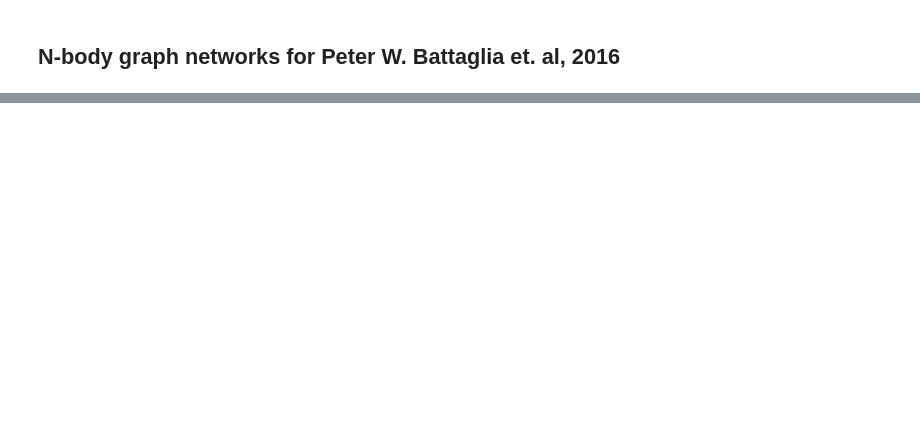
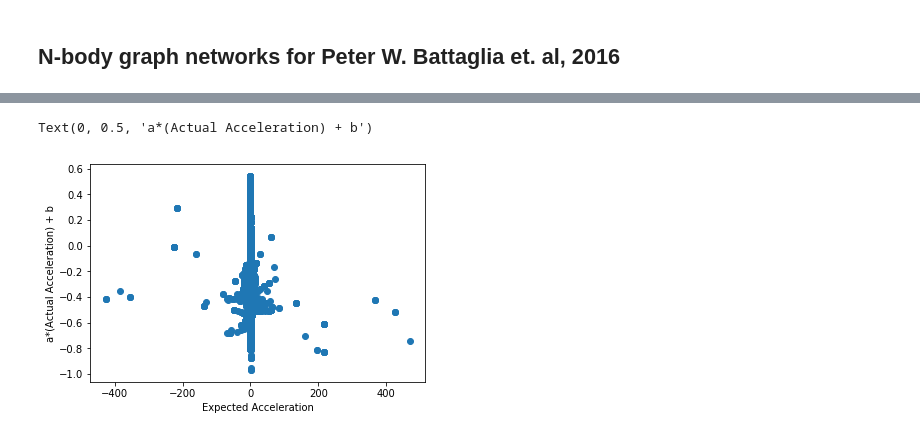
Before and after one commit to RuiXu55/nbody_graph_net, a Jupyter notebook: nbody.ipynb, the cells around one changed output, grey strips where cells are left out. Drawn from its saved outputs; the diff is of its cells as text; code cells hidden in the pictures; blank space fills up the shorter version.

```diff
--- a/nbody.ipynb
+++ b/nbody.ipynb
@@ -12,3 +25,6 @@ from sklearn.model_selection import ShuffleSplit
+# %%
+config = tf.ConfigProto(log_device_placement=True)
+config.gpu_options.allow_growth = True
 # %%
 # Simulation parameters
 Nt = 1000 #  number of time steps
@@ -67,8 +113,0 @@ def simulation(n_body):
-# %%
-# An example of Nbody system: No is the number of objects
-xy = simulation(No)[:, :, 1:3]
-color=['ro','bo','go','ko','yo','mo','co']
-for i in range(len(xy)):
-    if i%10 != 0: continue
-    for j in range(xy.shape[1]):
-        plt.plot(xy[i,j,1], xy[i,j,0], color[j%len(color)])
@@ -250,0 +268,9 @@ Epochs: 15 Training MSE: 0.0195912349572682 Validation MSE: 0.0220718093138809
+# %%
+# Data Preparation for graph-net
+idx = 0
+data = pkl.load(open('nbody_%d_bodies_%d.pkl' % (No, idx), 'rb'))
+train_data = data['train_data']
+train_label = data['test_data']
+tr_data, tr_label  = train_data[:len(train_data)*4//5].copy(), train_label[:len(train_data)*4//5].copy()
+val_data, val_label = train_data[len(train_data)*4//5:].copy(), train_label[len(train_data)*4//5:].copy()
+tr_data_idx = np.arange(len(tr_data))
@@ -250,0 +315,57 @@ Epochs: 15 Training MSE: 0.0195912349572682 Validation MSE: 0.0220718093138809
+# %%
+mini_batch = 20000
+Rr_batch = np.zeros((mini_batch, No, Nr), dtype=float)
+Rs_batch = np.zeros((mini_batch, No, Nr), dtype=float)
+Ra_batch = np.zeros((mini_batch, Dr, Nr), dtype=float)
+X_batch = np.zeros((mini_batch, Dx, No), dtype=float)
+
+# add relations for different nodes
+count = 0
+for i in range(No):
+    for j in range(No):
+        if i==j: continue
+        Rr_batch[:, i, count] = 1.0
+        Rs_batch[:, j, count] = 1.0
+        count += 1
+
+rand_idx = np.random.randint(0, len(train_data), size=mini_batch)
+
+out_B, out_E, out_P = sess.run([B, E, P],
+                        feed_dict = {O: train_data[rand_idx], Rr:Rr_batch, Rs:Rs_batch,
+                                     Ra:Ra_batch, P_label: train_label[rand_idx],
+                                     X:X_batch, prob:0.0})
+
+out_B = np.transpose(out_B, [0, 2, 1])
+out_B = np.reshape(out_B, [-1, 2*Ds+Dr])[:, :-1] #Don't care about 0 element
+out_E = np.transpose(out_E, [0, 2, 1])
+out_E = np.reshape(out_E, [-1, De])
+import pandas as pd
+out_data = pd.DataFrame({   'm1': out_B[:, 0],
+    'm2': out_B[:, 0+5],
+    'x_diff': out_B[:, 1] - out_B[:, 1+5],
+    'y_diff': out_B[:, 2] - out_B[:, 2+5],
+    'output1': out_E[:, 0],
+    'output2': out_E[:, 1]
+})
+out_data['r'] = np.sqrt(out_data['x_diff']**2 + out_data['y_diff']**2)
+out_data.to_csv('tmp_data.csv')
+
+x = out_B #(m, x, y, vx, vy) * 2
+sign_idx = 2 #1 or 2
+if cube:
+    x = (x[:, 5] / ((x[:, 1] - x[:, 1+5])**2 + (x[:, 2] - x[:, 2+5])**3)) * np.sign((x[:, sign_idx] - x[:, sign_idx+5]))
+else:
+    if inv:
+        x = (x[:, 5] / ((x[:, 1] - x[:, 1+5])**2 + (x[:, 2] - x[:, 2+5])**2)**(0.5)) * np.sign((x[:, sign_idx] - x[:, sign_idx+5]))
+    else:
+        x = (x[:, 5] / ((x[:, 1] - x[:, 1+5])**2 + (x[:, 2] - x[:, 2+5])**2)) * np.sign((x[:, sign_idx] - x[:, sign_idx+5]))
+
+
+y = out_E[:, 1]
+
+plt.scatter(x, y)
+plt.xlabel("Expected Acceleration")
+plt.ylabel("a*(Actual Acceleration) + b")
+# %% [output]
+Text(0, 0.5, 'a*(Actual Acceleration) + b')
+[figure, added]
```
Also changed, not shown: parts of 15 cells of this notebook, 2 other files.
